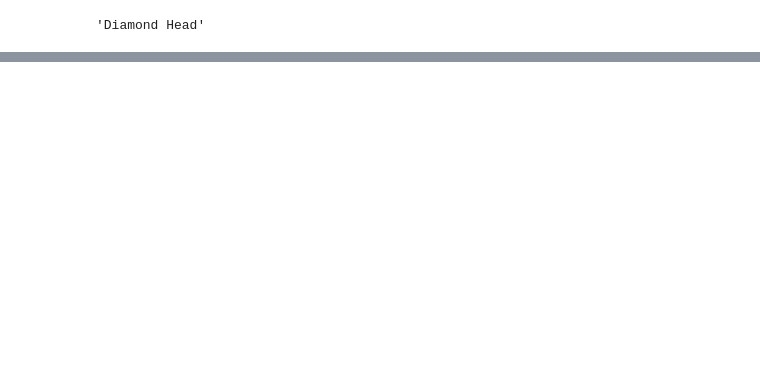
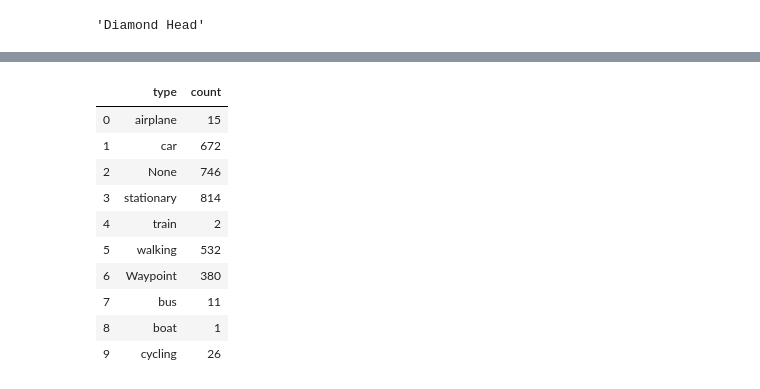
Before and after one commit to WanderingStar/gpx-cleanup, a Jupyter notebook: notebook/GeoJSON_demo.ipynb, the cells around one changed output, grey strips where cells are left out. Saved outputs shown, nothing was run; the diff lists cells and outputs as text; code cells hidden in the pictures; blank space fills up the shorter version.

```diff
--- a/notebook/GeoJSON_demo.ipynb
+++ b/notebook/GeoJSON_demo.ipynb
@@ -53,3 +54,26 @@ from IPython.display import GeoJSON
 GeoJSON(features)
 # %% [output]
 [interactive output not drawn]
+# %%
+query = """
+select type, count(*) from track
+where id in (
+  select distinct(track_id)
+  from point
+  where time >= '2019-06-25'
+  and time < '2019-07-16')
+group by 1
+"""
+display(pd.read_sql_query(query, engine))
+# %% [output]
+|  | type | count |
+| 0 | airplane | 15 |
+| 1 | car | 672 |
+| 2 | None | 746 |
+| 3 | stationary | 814 |
+| 4 | train | 2 |
+| 5 | walking | 532 |
+| 6 | Waypoint | 380 |
+| 7 | bus | 11 |
+| 8 | boat | 1 |
+| 9 | cycling | 26 |
```
Also changed, not shown: parts of 19 cells of this notebook, 3 other files.
